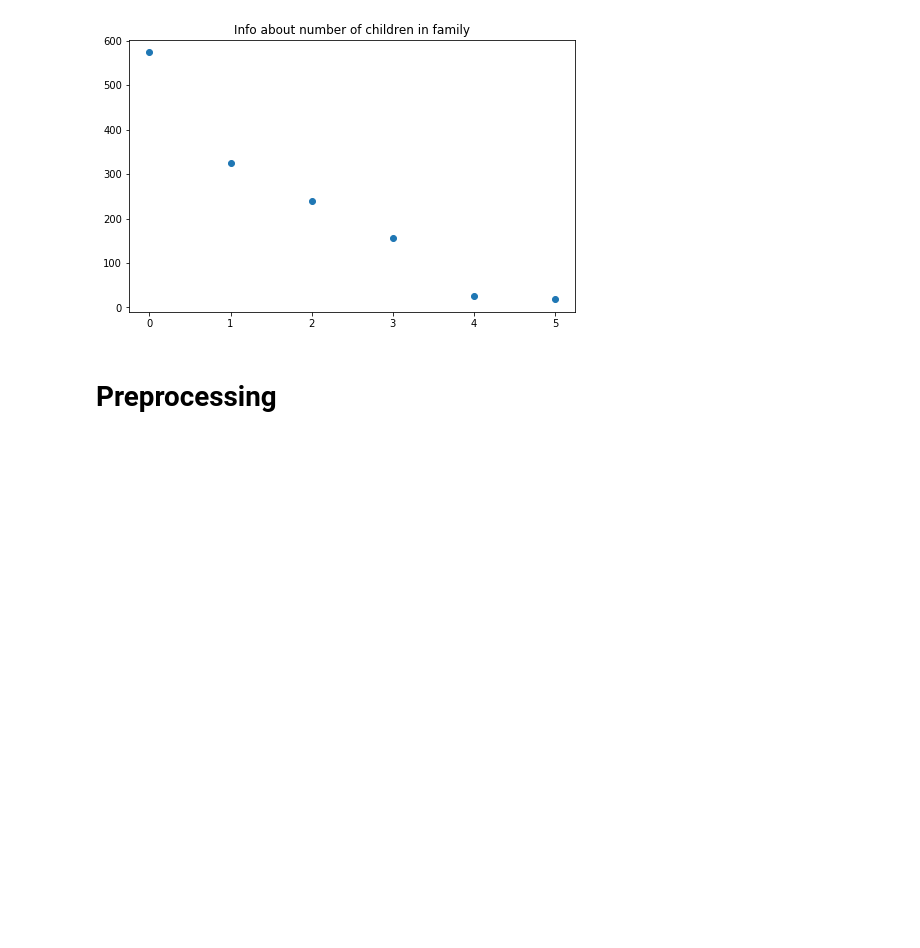
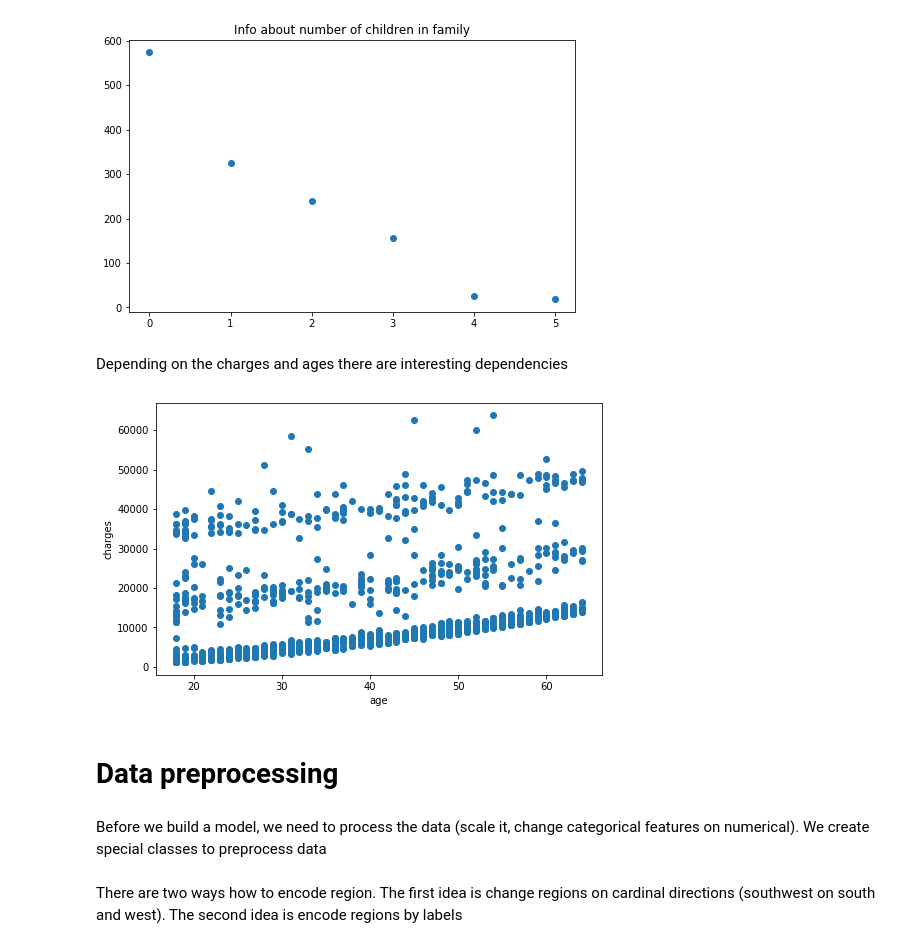
Before and after one commit to Abvbobko/eg_health_insurance, a Jupyter notebook: insurance.ipynb, the cells around one changed output. Drawn from its saved outputs; the diff is of its cells as text; code cells hidden in the pictures; blank space fills up the shorter version.

```diff
--- a/insurance.ipynb
+++ b/insurance.ipynb
@@ -103,8 +116,23 @@ ax.plot(has_children, children_cnt, 'o')
 plt.show()
 # %% [output]
 [figure]
-# %% [markdown]
-# Preprocessing
+# %% [markdown]
+Depending on the charges and ages there are interesting dependencies
+# %%
+fig, ax = plt.subplots(figsize=(8, 5))
+
+age = df_insurance.age
+charges = df_insurance.charges
+ax.set_xlabel("age")
+ax.set_ylabel("charges")
+ax.scatter(age, charges)
+plt.show()
+# %% [output]
+[figure, added]
+# %% [markdown]
+# Data preprocessing
+# %% [markdown]
+Before we build a model, we need to process the data (scale it, change categorical features on numerical). We create special classes to preprocess data
 # %%
 class SexEncoder:
     # 0 - male
@@ -139,4 +167,6 @@ class SmokerEncoder:
 
     def fit_transform(self, X, y=None):
         return self.fit(X, y).transform(X)
+# %% [markdown]
+There are two ways how to encode region. The first idea is change regions on cardinal directions (southwest on south and west). The second idea is encode regions by labels
 # %%
```
Also changed, not shown: parts of 58 cells of this notebook.
